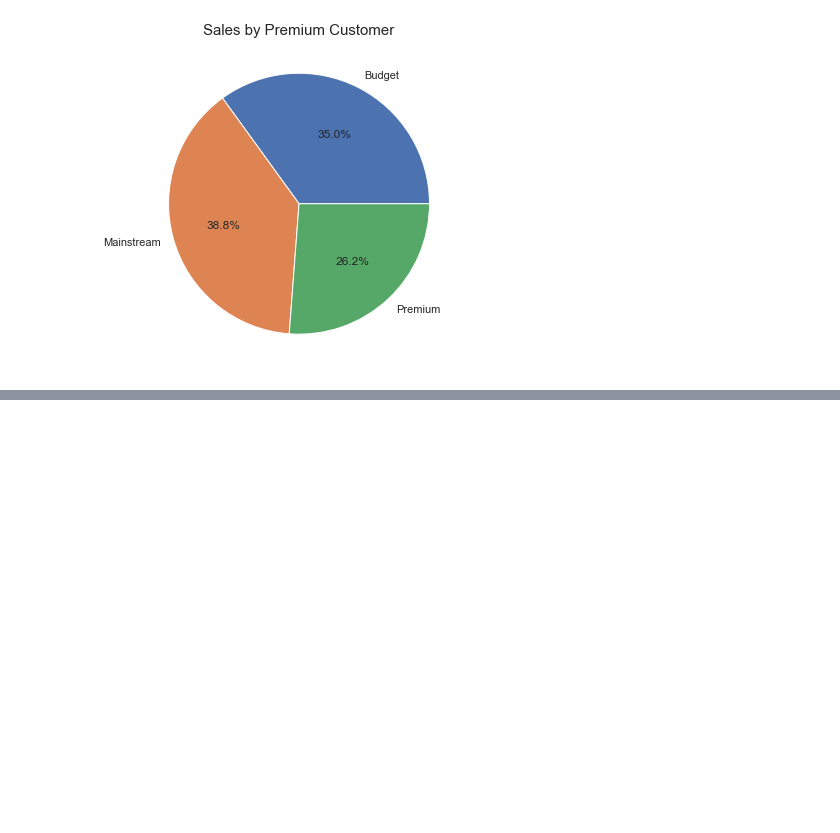
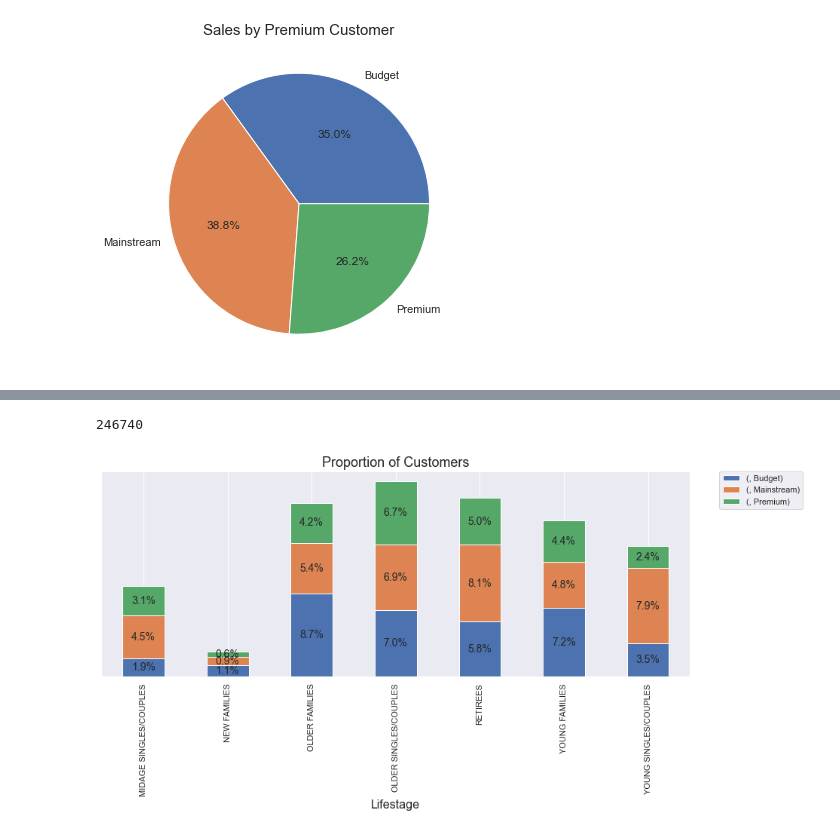
Before and after one commit to mGurjar187/Forage---Quantium-Data-Analytics-Project, a Jupyter notebook: Quantium Analysis.ipynb, the cells around one changed output, grey strips where cells are left out. Saved outputs shown, nothing was run; the diff lists cells and outputs as text; code cells hidden in the pictures; blank space fills up the shorter version.

Commit message:
Added Customers Prop Chart

```diff
--- a/Quantium Analysis.ipynb
+++ b/Quantium Analysis.ipynb
@@ -60,3 +61,8 @@ plt.title('Sales by Premium Customer', fontsize=15)
 plt.show()
 # %% [output]
 [figure]
+# %%
+df_selection = df[['LIFESTAGE', 'PREMIUM_CUSTOMER', 'TOT_SALES']]
+df_selection_gb = df_selection.groupby(by=['LIFESTAGE', 'PREMIUM_CUSTOMER'],as_index=False).count()
+df_selection_pivot = df_selection_gb.pivot(index='LIFESTAGE', columns = 'PREMIUM_CUSTOMER').rename({'TOT_SALES':''},axis = 1,inplace=False)
+df_selection_pivot
@@ -62,0 +80,25 @@ plt.show()
+# %%
+df.shape[0]
+# %% [output]
+246740
+# %%
+sns.set()
+ax = df_selection_pivot.plot(kind = 'bar', stacked=True, legend=False, figsize = (14,5))
+
+for rect in ax.patches:
+    height = rect.get_height()
+    width = rect.get_width()
+    x = rect.get_x()
+    y = rect.get_y()
+    label_text = '{:.1%}'.format(height/df.shape[0])
+    label_x = x + width / 2
+    label_y = y + height / 2
+    ax.text(label_x, label_y, label_text, ha='center', va='center',  fontsize = 14)
+
+ax.legend(bbox_to_anchor=(1.05, 1), loc='upper left', borderaxespad=0.)
+ax.set_title('Proportion of Customers', fontsize=18)
+ax.set_xlabel('Lifestage', fontsize=16)
+ax.set_yticks([])
+plt.show()
+# %% [output]
+[figure, added]
```
Also changed, not shown: parts of 2 cells of this notebook.
